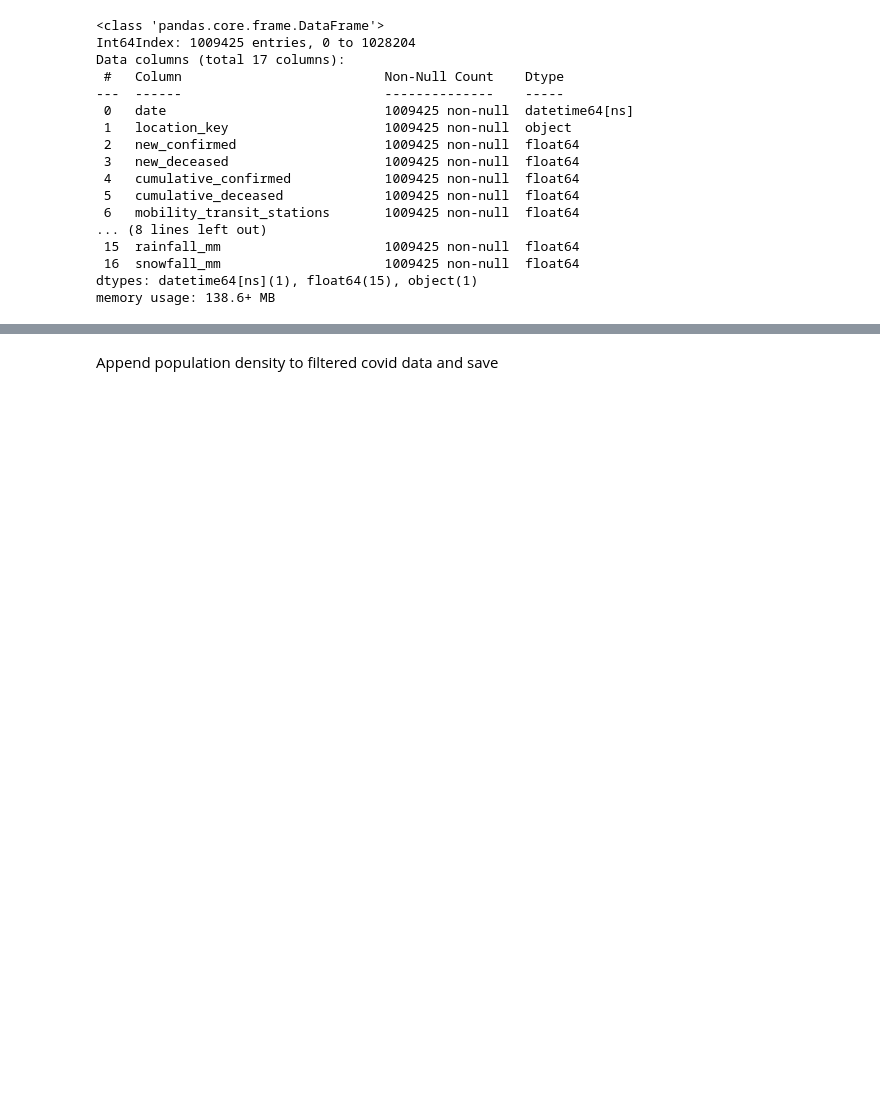
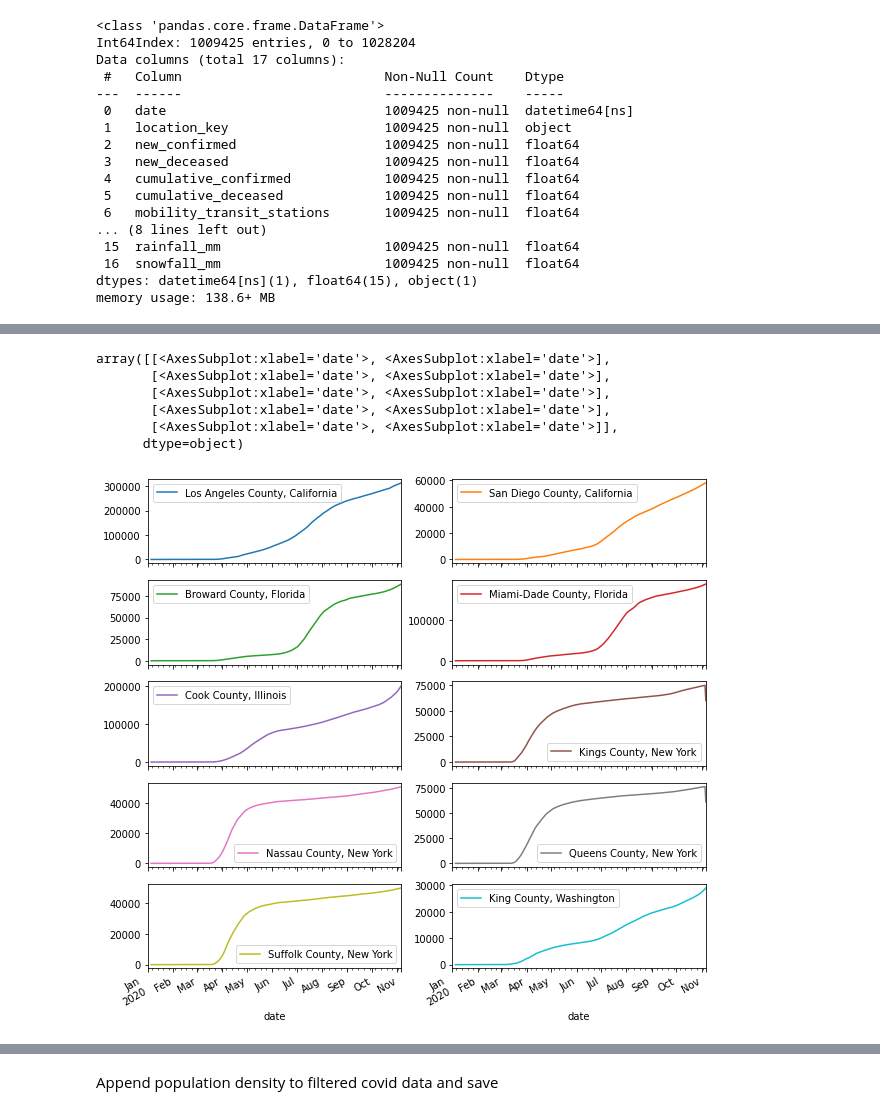
Before and after one commit to williamGlazer/ProjectX, a Jupyter notebook: notebooks/usa/usa_covid.ipynb, the cells around one changed output, grey strips where cells are left out. Saved outputs shown, nothing was run; the diff lists cells and outputs as text; code cells hidden in the pictures; blank space fills up the shorter version.

```diff
--- a/notebooks/usa/usa_covid.ipynb
+++ b/notebooks/usa/usa_covid.ipynb
@@ -127,6 +138,14 @@ df_filt = df[df['location_key'].isin(top.index)].fillna(0)
 # %%
-# majorcounties_smth = majorcounties.rolling(5).mean()
-# majorcounties_smth.plot(subplots=True,layout=(num//2,2),figsize=(10,num))
+majorcounties_smth = majorcounties.rolling(5).mean()
+majorcounties_smth.plot(subplots=True,layout=(num//2,2),figsize=(10,num))
+# %% [output]
+array([[<AxesSubplot:xlabel='date'>, <AxesSubplot:xlabel='date'>],
+       [<AxesSubplot:xlabel='date'>, <AxesSubplot:xlabel='date'>],
+       [<AxesSubplot:xlabel='date'>, <AxesSubplot:xlabel='date'>],
+       [<AxesSubplot:xlabel='date'>, <AxesSubplot:xlabel='date'>],
+       [<AxesSubplot:xlabel='date'>, <AxesSubplot:xlabel='date'>]],
+      dtype=object)
+[figure, added]
 # %%
 for x in df_filt["location_key"].unique():
     print(codeToName(x))
```
Also changed, not shown: parts of 6 cells of this notebook, 1 other file.
